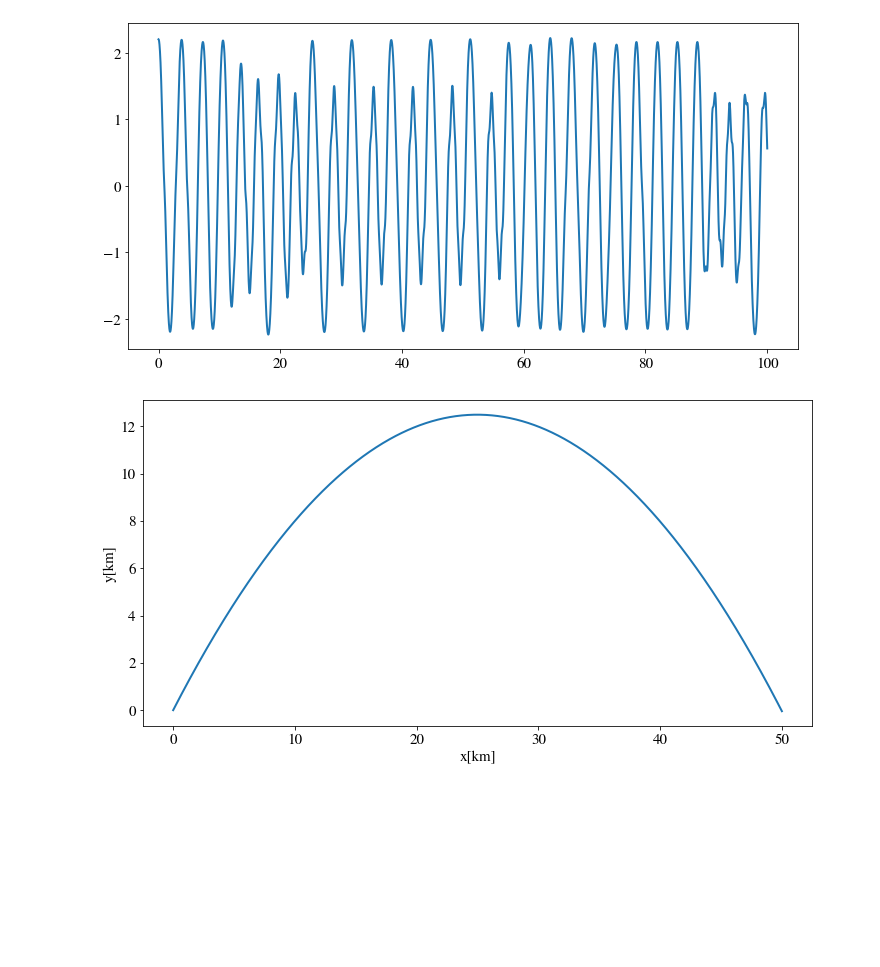
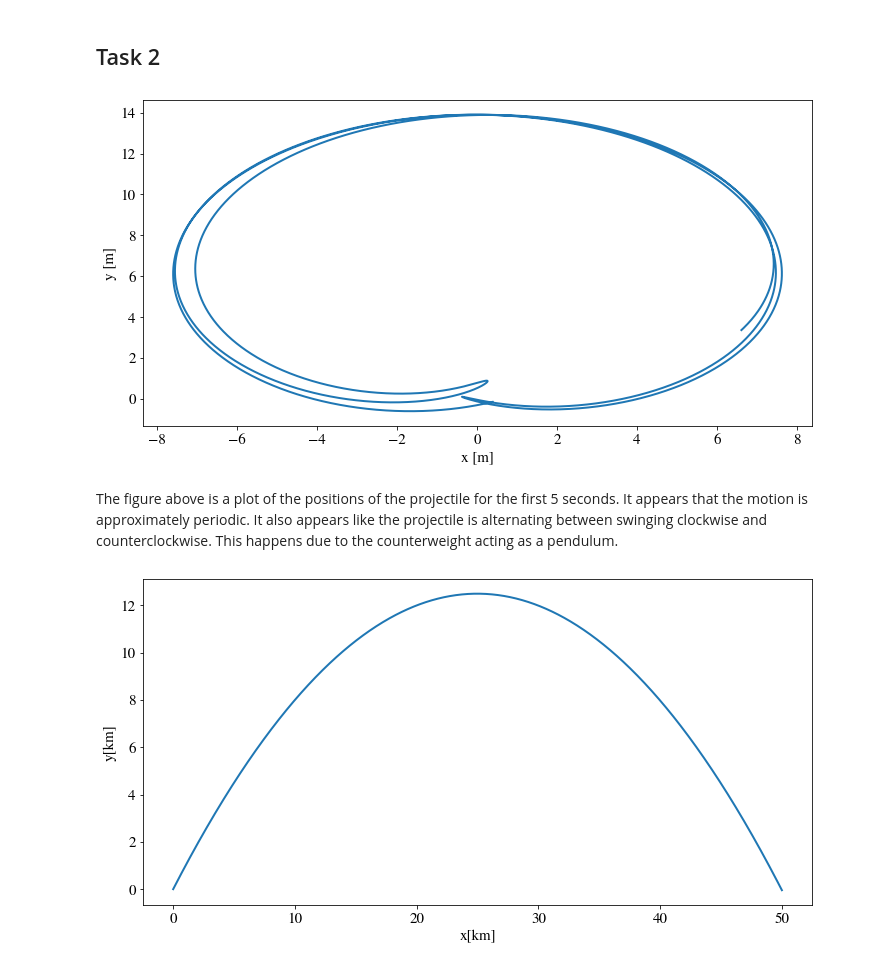
Before and after one commit to sindrelothe/TFY4345-project-2-H2021, a Jupyter notebook: Nummerisk prosjekt Sindre Lothe.ipynb, the cells around one changed output. Drawn from its saved outputs; the diff is of its cells as text; code cells hidden in the pictures; blank space fills up the shorter version.

Commit message:
Added periodic plot

```diff
--- a/Nummerisk prosjekt Sindre Lothe.ipynb
+++ b/Nummerisk prosjekt Sindre Lothe.ipynb
@@ -127,6 +127,12 @@ def b2_function(theta: float, psi: float, dtheta: float, l4: float, m2: float, l
 
 def b_function(theta: float, dtheta: float, psi: float, dpsi: float, b1_function: Callable[[float, float, float, float], float], b2_function: Callable[[float, float, float], float]) -> np.ndarray:
     return np.array([b1_function(theta, dtheta, psi, dpsi), b2_function(theta, psi, dtheta)])
+
+def r2b_function(theta: float, psi: float, l2: float, l3: float, l4: float) -> np.ndarray:
+    return np.array([
+            -l2*np.sin(theta) - l4*np.sin(psi-theta),
+            l2*np.cos(theta) + l3 - l4*np.cos(psi-theta)
+        ])
 # %%
 # defining initial conditions:
 m1: float = 2000
@@ -154,13 +160,21 @@ A_lambda: Callable[[float], np.ndarray] = lambda psi : A_function(psi, a11_lambd
 b_lambda: Callable[[float, float, float, float], np.ndarray] = lambda theta, dtheta, psi, dpsi : b_function(theta, dtheta, psi, dpsi, b1_lambda, b2_lambda)
 
 F_lambda_treb: Callable[[np.ndarray, np.ndarray], np.void] = lambda y_list, dy_list : F_trebuchet_equations_of_motion(y_list, dy_list, A_lambda(y_list[2]), b_lambda(y_list[0], y_list[1], y_list[2], y_list[3]))
+# %% [markdown]
+## Task 2
 # %%
-h: float = 0.01
-y_list, t_list = Runge_Kutta4(F_lambda_treb, y0_trebuchet, h, 0, 100)
-plt.plot(t_list, y_list[:, 0])
+h: float = 0.001
+t_end = 5
+y_list, t_list = Runge_Kutta4(F_lambda_treb, y0_trebuchet, h, 0, t_end)
+positions: np.ndarray = r2b_function(y_list[:, 0], y_list[:, 2], l2, l3, l4)
+plt.plot(positions[0, :], positions[1, :])
+plt.xlabel("x [m]")
+plt.ylabel("y [m]")
 plt.show()
 # %% [output]
-[figure, old version]
+[figure, new version]
+# %% [markdown]
+The figure above is a plot of the positions of the projectile for the first 5 seconds. It appears that the motion is approximately periodic. It also appears like the projectile is alternating between swinging clockwise and counterclockwise. This happens due to the counterweight acting as a pendulum.
 # %%
 v0 = 700
 theta0 = 45*np.pi/180
```
Also changed, not shown: parts of 1 cell of this notebook.
